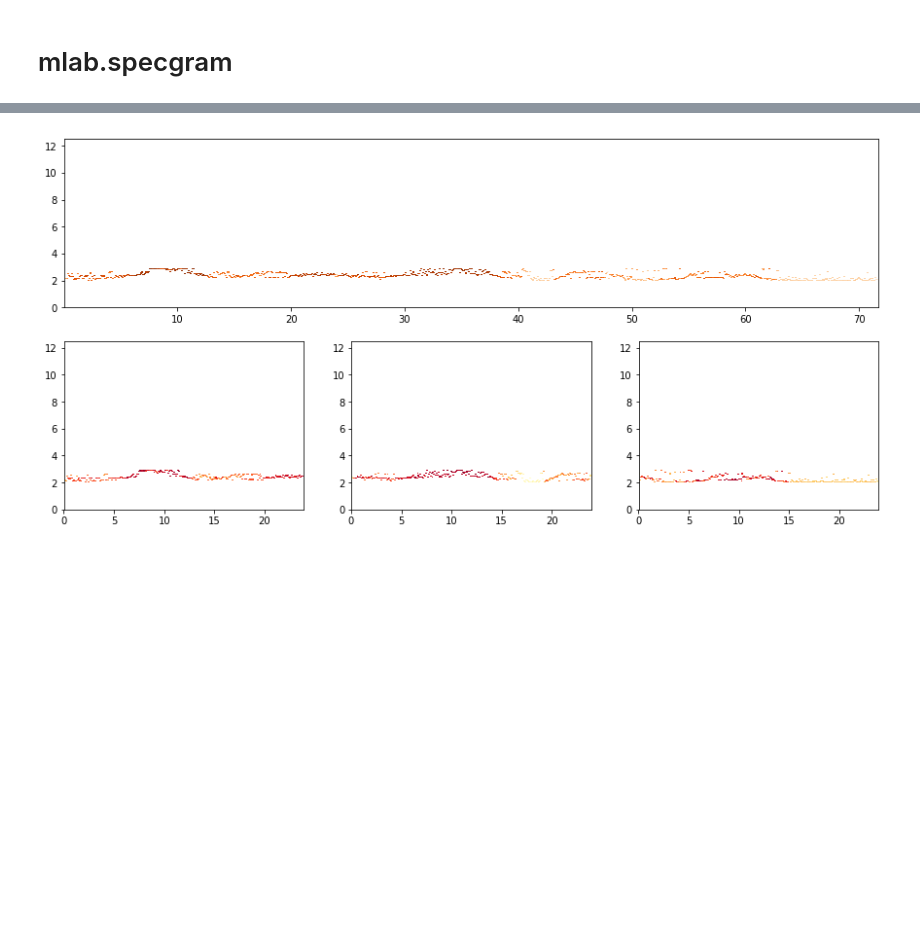
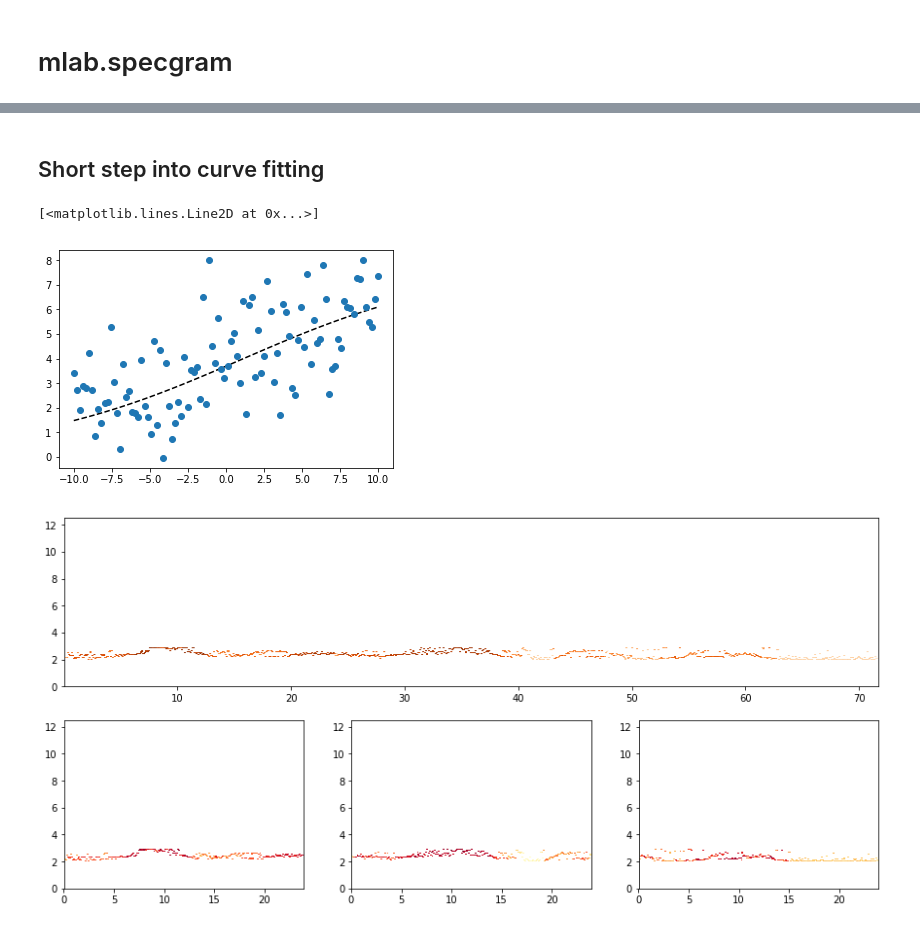
Before and after one commit to DDEssing/thesis_code, a Jupyter notebook: Amplitude_variation.ipynb, the cells around one changed output, grey strips where cells are left out. Drawn from its saved outputs; the diff is of its cells as text; code cells hidden in the pictures; blank space fills up the shorter version.

```diff
--- a/Amplitude_variation.ipynb
+++ b/Amplitude_variation.ipynb
@@ -430,0 +457,2 @@ max_array_Z_masked2 = sorting_out_peaks(input_data=specgram_BHZ_masekd2, freq_ve
+# %% [markdown]
+## Short step into curve fitting
@@ -430,0 +464,18 @@ max_array_Z_masked2 = sorting_out_peaks(input_data=specgram_BHZ_masekd2, freq_ve
+# %%
+def f(x, a, b, c, d):
+    return a / (1. + np.exp(-c * (x - d))) + b
+# %%
+a, c = np.random.exponential(size=2)
+b, d = np.random.randn(2)
+# %%
+n = 100
+x = np.linspace(-10., 10., n)
+y_model = f(x, a, b, c, d)
+y = y_model + a * .2 * np.random.randn(n)
+# %%
+fig, ax = plt.subplots(1, 1, figsize=(6, 4))
+ax.plot(x, y_model, '--k')
+ax.plot(x, y, 'o')
+# %% [output]
+[<matplotlib.lines.Line2D at 0x...>]
+[figure, added]
```
Also changed, not shown: parts of 35 cells of this notebook.
